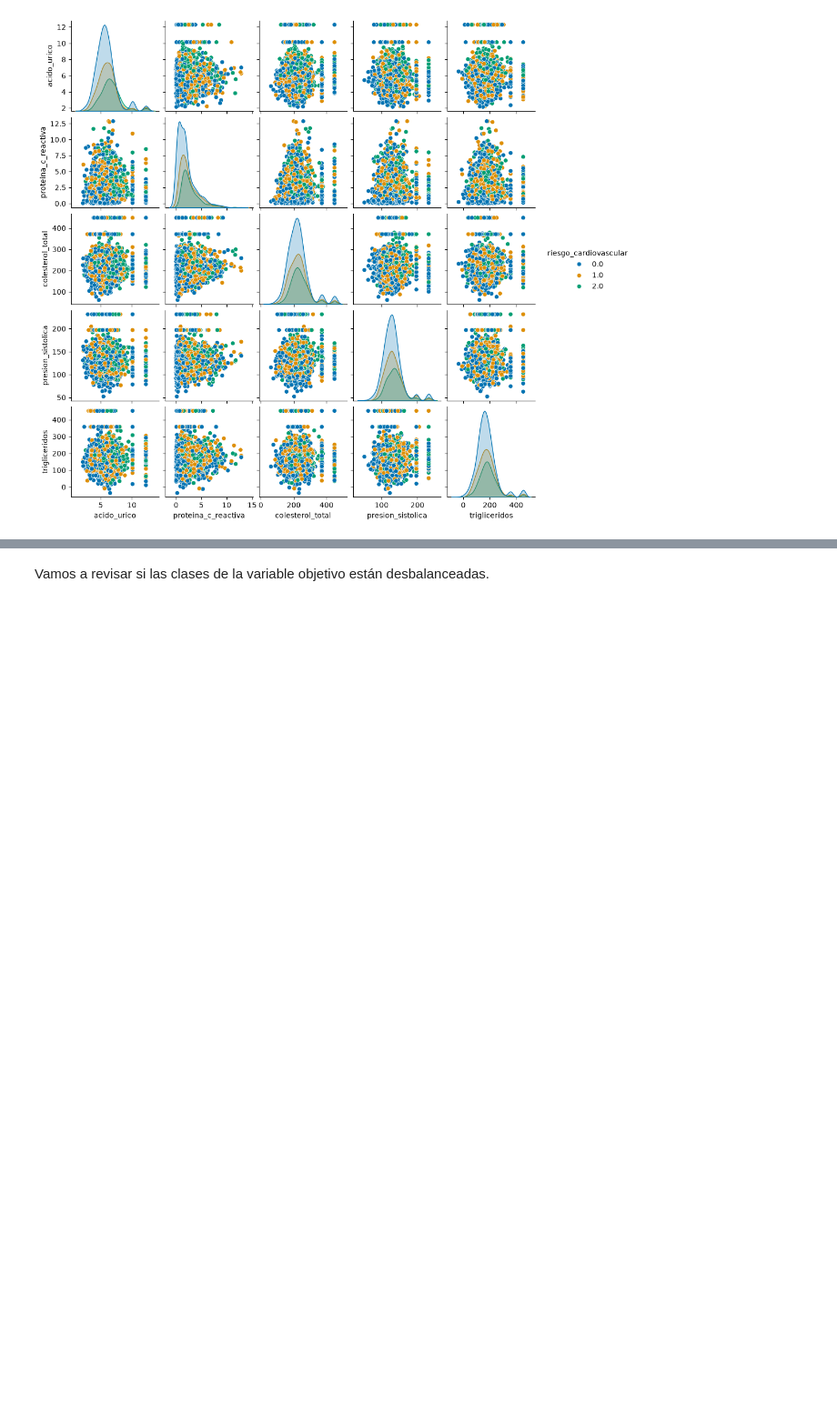
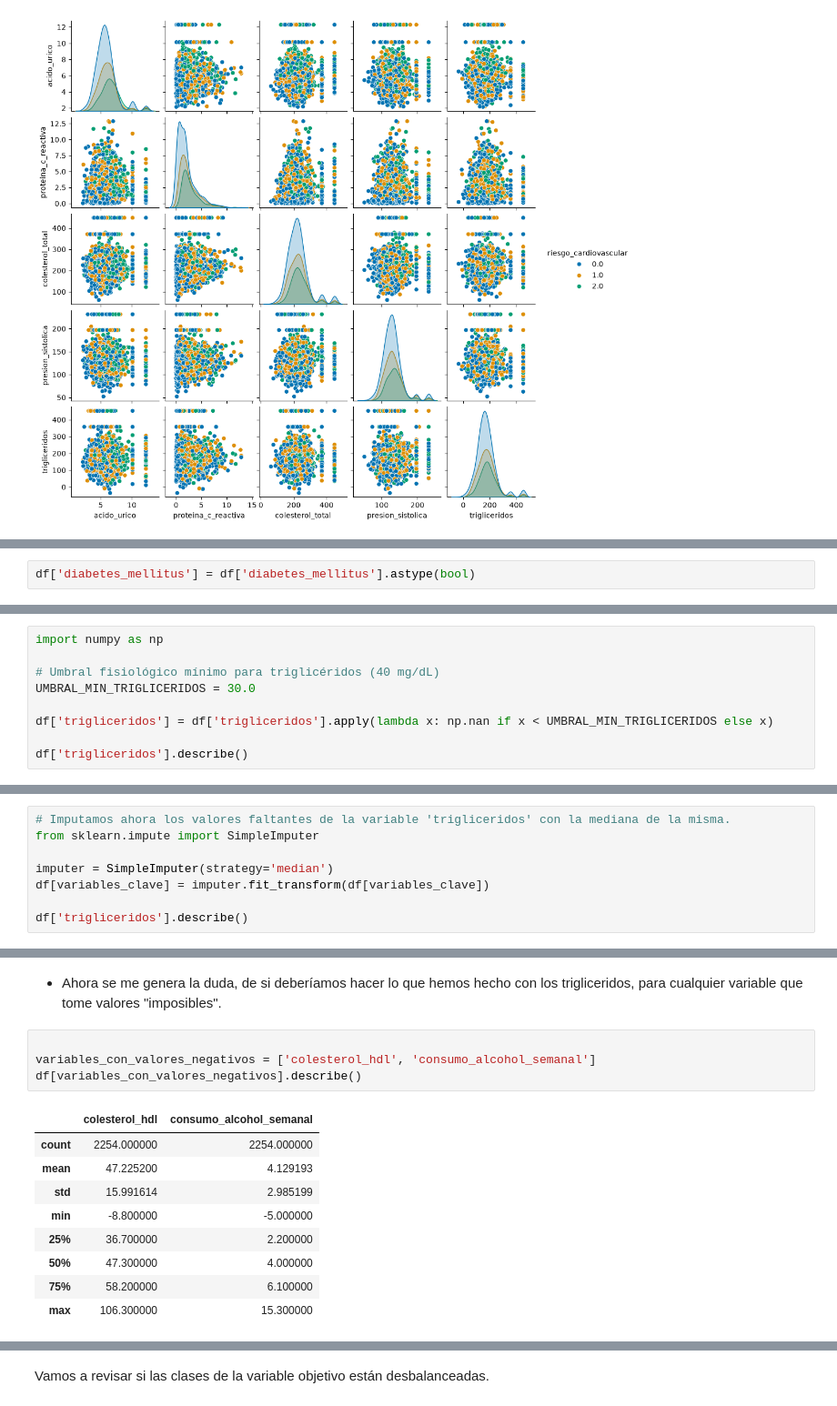
Before and after one commit to csm8-um/MasterIA-ML01, a Jupyter notebook: Tarea 1 ML.ipynb, the cells around one changed output, grey strips where cells are left out. Shown at 91% size. Drawn from its saved outputs; the diff is of its cells as text; blank space fills up the shorter version.

```diff
--- a/Tarea 1 ML.ipynb
+++ b/Tarea 1 ML.ipynb
@@ -224,0 +225,2 @@ Esta variable es la que contiene más outliers, pero en realidad, el error es pr
+# %%
+df['diabetes_mellitus'] = df['diabetes_mellitus'].astype(bool)
@@ -224,0 +265,9 @@ Esta variable es la que contiene más outliers, pero en realidad, el error es pr
+# %%
+import numpy as np
+
+# Umbral fisiológico mínimo para triglicéridos (40 mg/dL)
+UMBRAL_MIN_TRIGLICERIDOS = 30.0
+
+df['trigliceridos'] = df['trigliceridos'].apply(lambda x: np.nan if x < UMBRAL_MIN_TRIGLICERIDOS else x)
+
+df['trigliceridos'].describe()
@@ -224,0 +284,8 @@ Esta variable es la que contiene más outliers, pero en realidad, el error es pr
+# %%
+# Imputamos ahora los valores faltantes de la variable 'trigliceridos' con la mediana de la misma.
+from sklearn.impute import SimpleImputer
+
+imputer = SimpleImputer(strategy='median')
+df[variables_clave] = imputer.fit_transform(df[variables_clave])
+
+df['trigliceridos'].describe()
@@ -224,0 +302,16 @@ Esta variable es la que contiene más outliers, pero en realidad, el error es pr
+# %% [markdown]
+- Ahora se me genera la duda, de si deberíamos hacer lo que hemos hecho con los trigliceridos, para cualquier variable que tome valores "imposibles".
+# %%
+
+variables_con_valores_negativos = ['colesterol_hdl', 'consumo_alcohol_semanal']
+df[variables_con_valores_negativos].describe()
+# %% [output]
+|  | colesterol_hdl | consumo_alcohol_semanal |
+| count | 2254.000000 | 2254.000000 |
+| mean | 47.225200 | 4.129193 |
+| std | 15.991614 | 2.985199 |
+| min | -8.800000 | -5.000000 |
+| 25% | 36.700000 | 2.200000 |
+| 50% | 47.300000 | 4.000000 |
+| 75% | 58.200000 | 6.100000 |
+| max | 106.300000 | 15.300000 |
```
Also changed, not shown: parts of 9 cells of this notebook.
